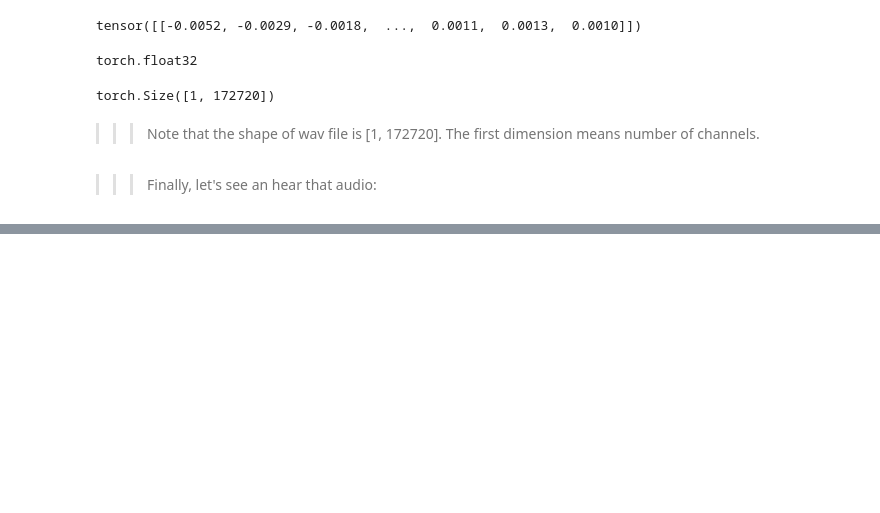
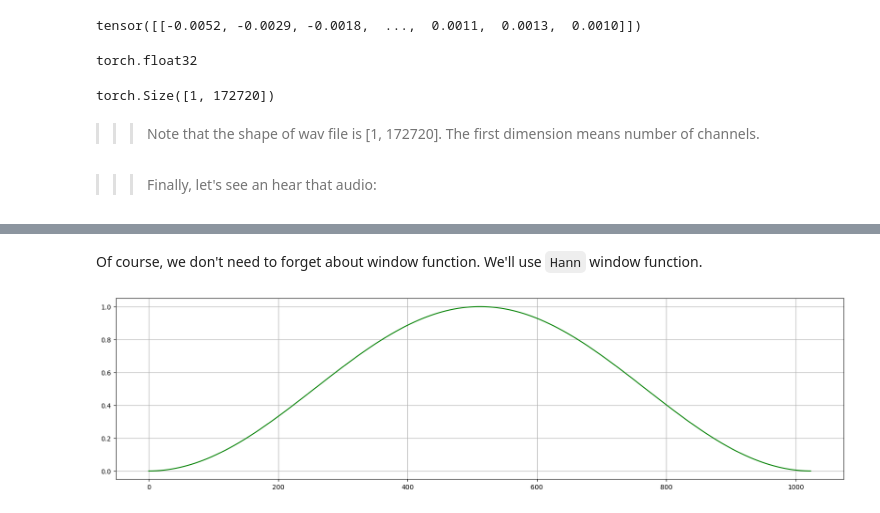
Before and after one commit to longlnOff/Deep-Learning-Audio-with-PyTorch, a Jupyter notebook: Week02 - Introduction to Digital Signal Processing/seminar_week2.ipynb, the cells around one changed output, grey strips where cells are left out. Saved outputs shown, nothing was run; the diff lists cells and outputs as text; code cells hidden in the pictures; blank space fills up the shorter version.

```diff
--- a/Week02 - Introduction to Digital Signal Processing/seminar_week2.ipynb
+++ b/Week02 - Introduction to Digital Signal Processing/seminar_week2.ipynb
@@ -75,0 +104,12 @@ visualize_audio(wav=wav, sr=sr)
+# %% [markdown]
+Of course, we don't need to forget about window function. We'll use `Hann` window function.
+# %%
+window_size = n_fft
+window = torch.hann_window(window_size)
+
+plt.figure(figsize=(20, 5))
+plt.plot(window, c='green')
+plt.grid()
+plt.show()
+# %% [output]
+[figure, added]
```
Also changed, not shown: parts of 53 cells of this notebook, 1 other file.
